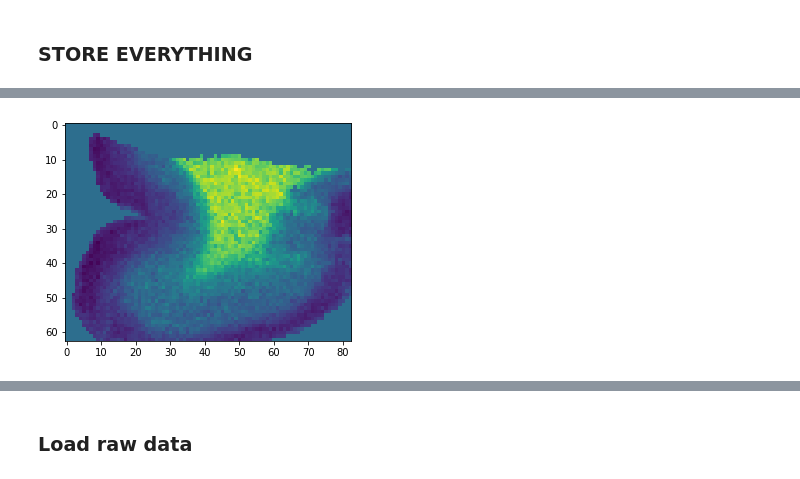
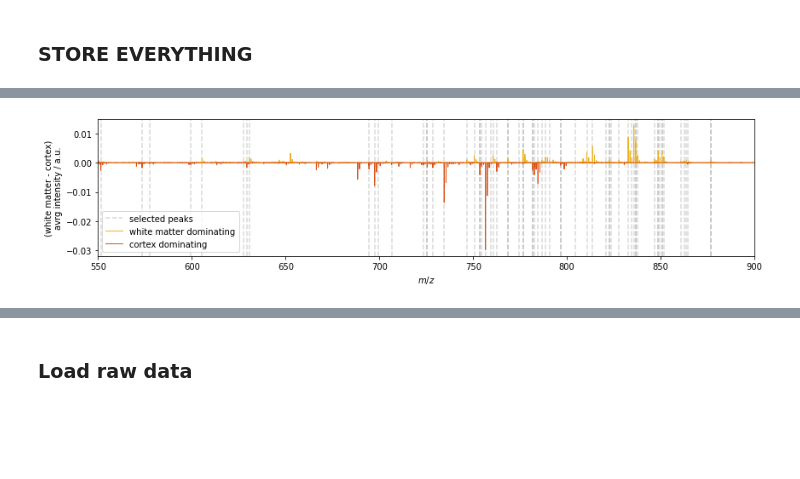
Before and after one commit to youngster/pyproIMS, a Jupyter notebook: paper_script.ipynb, the cells around one changed output, grey strips where cells are left out. Drawn from its saved outputs; the diff is of its cells as text; code cells hidden in the pictures; blank space fills up the shorter version.

Commit message:
all plotting included

```diff
--- a/paper_script.ipynb
+++ b/paper_script.ipynb
@@ -36,8 +36,8 @@ paths = paths[samples != 'None']
 samples = samples[samples != 'None']
 #samples = np.array([samples[0]])
 #paths = np.array([paths[0]])
-samples = samples[:2]
-paths = paths[:2]
+samples = samples[:1]
+paths = paths[:1]
 #REMOVE UNTIL HERE
 print(samples)
 # %% [output]
@@ -240,8 +237,11 @@ MALDI_results['mean_spectrum'] = []
 MALDI_results['mean_white_matter_spectrum'] = []
 MALDI_results['mean_cortex_spectrum'] = []
 MALDI_results['masked_mzmaps'] = []
+MALDI_results['standardized_masked_mzmaps'] = []
 MALDI_results['mean_img'] = []
 MALDI_results['pca'] = []
+MALDI_results['bins'] = []
+MALDI_results['bincenters'] = []
 for sample_index in range(len(samples)):
     ### LOAD DATA ###
     if not os.path.isfile(paths[sample_index]):
@@ -253,21 +253,23 @@ for sample_index in range(len(samples)):
     M_raw.normalize(algorithm = MALDI_parameters['normalize'])
     ### CALCULATE BINNED DATA ###
     M_binned = binnedMALDI(M.filename, M.resolution, M.range_, M.n_processes, data_spectrum = M_raw.data_spectrum)
+    MALDI_results['bins'].append(M_binned.bins)
+    MALDI_results['bincenters'].append(M_binned.bincenters)
     ### CALCULATE MEAN SPECTRA for full measurement and tissue regions ###
     MALDI_results['mean_spectrum'].append(np.mean(M_binned.data_histo, axis = 0))
     MALDI_results['mean_cortex_spectrum'].append(np.mean(M_binned.data_histo[MALDI_results['cluster_maps'][sample_index][M.map2D[:,0], M.map2D[:,1]] == 1], axis = 0))
-    MALDI_results['mean_white_matter_spectrum'].append(np.mean(M_binned.data_histo[MALDI_results['cluster_maps'][sample_index][M.map2D[:,0], M.map2D[:,1]] == 1], axis = 0))
+    MALDI_results['mean_white_matter_spectrum'].append(np.mean(M_binned.data_histo[MALDI_results['cluster_maps'][sample_index][M.map2D[:,0], M.map2D[:,1]] == 2], axis = 0))
 
     ### MASK BACKGROUND ###
     MALDI_results['masked_mzmaps'].append(np.copy(MALDI_results['mzmaps'][sample_index]))
     MALDI_results['masked_mzmaps'][sample_index][MALDI_results['cluster_maps'][sample_index] == 0, :] = None
     MALDI_results['masked_mzmaps'][sample_index] = MALDI_results['masked_mzmaps'][sample_index].reshape(MALDI_results['shape'][sample_index][0]*MALDI_results['shape'][sample_index][1], n_peaks)
-    ### STANDARDIZE PEAKMAPS ###
-    MALDI_results['masked_mzmaps'][sample_index] = (MALDI_results['masked_mzmaps'][sample_index] - np.nanmean(MALDI_results['masked_mzmaps'][sample_index], axis = 0)) / np.nanstd(MALDI_results['masked_mzmaps'][sample_index], axis = 0)
     ### MEAN IMAGE OF PEAKMAPS ###
     MALDI_results['mean_img'].append(np.sum(MALDI_results['masked_mzmaps'][sample_index], axis = 1))
+    ### STANDARDIZE PEAKMAPS ###
+    MALDI_results['standardized_masked_mzmaps'].append((MALDI_results['masked_mzmaps'][sample_index] - np.nanmean(MALDI_results['masked_mzmaps'][sample_index], axis = 0)) / np.nanstd(MALDI_results['masked_mzmaps'][sample_index], axis = 0))
 
     ### CALCULATE PCA ###
-    MALDI_results['pca'].append(PCA(n_components = n_peaks).fit(MALDI_results['masked_mzmaps'][sample_index][MALDI_results['cluster_maps'][sample_index].reshape(MALDI_results['shape'][sample_index][0]*MALDI_results['shape'][sample_index][1]) != 0, :]))
+    MALDI_results['pca'].append(PCA(n_components = n_peaks).fit(MALDI_results['standardized_masked_mzmaps'][sample_index][MALDI_results['cluster_maps'][sample_index].reshape(MALDI_results['shape'][sample_index][0]*MALDI_results['shape'][sample_index][1]) != 0, :]))
 # %% [markdown]
 ### STORE EVERYTHING
@@ -276,12 +288,75 @@ for sample_index in range(len(samples)):
 # %%
+white_matter_color = '#EDB120'
+cortex_color = '#D95319'
+from matplotlib.colors import ListedColormap
+
+cmap = ListedColormap(['#0072BD', '#D95319', '#EDB120'])
+
+center_of_mass_limits = (680, 790)
+
+print(MALDI_results['mean_white_matter_spectrum'])
+print(np.mean(MALDI_results['mean_white_matter_spectrum'], axis = 0))
+print(np.mean(MALDI_results['mean_cortex_spectrum'], axis = 0))
+### PLOT REGION DIFFERENCE IN MASS DISTRIBUTION ###
+plt.figure(figsize = (12,3))
+diffs = np.mean(MALDI_results['mean_white_matter_spectrum'], axis = 0)-np.mean(MALDI_results['mean_cortex_spectrum'], axis = 0)
+print(diffs)
+for peak in MALDI_results['selected_mzs'][:-1]:
+    plt.axvline(peak, linestyle = '--', color = 'grey', alpha = .3)
+plt.axvline(MALDI_results['selected_mzs'][-1], linestyle = '--', color = 'grey', label = 'selected peaks', alpha = .3)
+plt.plot(MALDI_results['bincenters'][0][diffs>0], diffs[diffs>0], linewidth = 1., color = white_matter_color, label = 'white matter dominating')
+plt.plot(MALDI_results['bincenters'][0][diffs<0], diffs[diffs<0], linewidth = 1., color = cortex_color, label = 'cortex dominating')
+plt.xlabel('$m/z$')
+plt.ylabel('(white matter - cortex)\navrg intensity / a.u.')
+plt.xlim((550, 900))
+plt.legend(loc = 'best')
+plt.tight_layout()
+plt.savefig(results_folder + 'white-greyspec' + '_.png', transparent = True)
+plt.show()
+
 for sample_index in range(len(samples)):
+    M = MALDI(paths[sample_index], resolution = MALDI_parameters['resolution'], n_processes = MALDI_parameters['n_processes'], range_ = MALDI_parameters['global_range'])
 
+    ### PLOT MEAN SPECTRUM ###
+    plt.figure(figsize = (12,3))
+    for peak in MALDI_results['selected_mzs'][:-1]:
+        plt.axvline(peak, linestyle = '--', color = 'r', alpha = .5)
+    plt.axvline(MALDI_results['selected_mzs'][-1], linestyle = '--', color = 'r', label = 'selected peaks', alpha = .5)
+    plt.plot(MALDI_results['bincenters'][sample_index], MALDI_results['mean_spectrum'][sample_index], linewidth = 1., color = 'k', label = 'average spectrum')
+    plt.xlabel('$m/z$')
+    plt.ylabel('intensity/a.u.')
+    plt.legend(loc = 'best')
+    plt.tight_layout()
+    plt.savefig(results_folder + samples[sample_index] + '_meanspec.png', transparent = True)
+    plt.show()
 
+    ### PLOT TOTAL ION CURRENT MAP ###
+    plt.imsave(results_folder + samples[sample_index] + '_TIC.png', np.log(M.get_2D(MALDI_results['TIC'][sample_index]/np.mean(MALDI_results['TIC'][sample_index]))), vmin =np.log(1/5), vmax =np.log(1*5), cmap = 'coolwarm')
 
+    ### PLOT CENTER OF MASS MAP ###
+    min_ = np.nanmin(MALDI_results['center_of_mass'][sample_index])
+    com_image = M.get_2D(MALDI_results['center_of_mass'][sample_index])
+    com_image[MALDI_results['cluster_maps'][sample_index] == 0] = min_
+    plt.imsave(results_folder + samples[sample_index] + '_center_of_mass.png', com_image, vmin = center_of_mass_limits[0], vmax = center_of_mass_limits[1])
 
-    #PRINT PCA
+    ### STORE SELECTED PEAK MAPS ###
+    for peak in range(5):#len(MALDI_results['selected_mzs'])):
+        img = MALDI_results['masked_mzmaps'][sample_index][:,peak].reshape(MALDI_results['shape'][sample_index][0], MALDI_results['shape'][sample_index][1])
+        img_standardized = MALDI_results['standardized_masked_mzmaps'][sample_index][:,peak].reshape(MALDI_results['shape'][sample_index][0], MALDI_results['shape'][sample_index][1])
+        #img[np.isnan(img)] = np.nanmin(img)
+        #img_standardized[np.isnan(img_standardized)] = np.nanmin(img_standardized)
+        plt.imsave(results_folder + 'peakmaps/' + samples[sample_index] + '_mz' + str(peak+1).zfill(2) + '_view.png', img)
+        plt.imsave(results_folder + 'peakmaps/' + samples[sample_index] + '_mz' + str(peak+1).zfill(2) + '_view_standardized.png', img_standardized)
+        np.savetxt(results_folder + 'peakmaps/' + samples[sample_index] + '_mz' + str(peak+1).zfill(2) + '_map.csv', img, delimiter = ',')
+        np.savetxt(results_folder + 'peakmaps/' + samples[sample_index] + '_mz' + str(peak+1).zfill(2) + '_map_standardized.csv', img_standardized, delimiter = ',')
+
+    ### PLOT MASK MAP ###
+    plt.imsave(results_folder + samples[sample_index] + '_mask.png', MALDI_results['cluster_maps'][sample_index], cmap = cmap)
+    np.savetxt(results_folder + samples[sample_index] + '_mask.csv', MALDI_results['cluster_maps'][sample_index], delimiter = ',')
+
+    ### PLOT 1st AND 2nd PCA COMPONENTS ###
     results = np.zeros((MALDI_results['shape'][sample_index][0]*MALDI_results['shape'][sample_index][1], n_peaks))
-    results[MALDI_results['cluster_maps'][sample_index].reshape(MALDI_results['shape'][sample_index][0]*MALDI_results['shape'][sample_index][1]) != 0,:] = MALDI_results['pca'][sample_index].transform(MALDI_results['masked_mzmaps'][sample_index][MALDI_results['cluster_maps'][sample_index].reshape(MALDI_results['shape'][sample_index][0]*MALDI_results['shape'][sample_index][1]) != 0])
+    results[MALDI_results['cluster_maps'][sample_index].reshape(MALDI_results['shape'][sample_index][0]*MALDI_results['shape'][sample_index][1]) != 0,:] = MALDI_results['pca'][sample_index].transform(MALDI_results['standardized_masked_mzmaps'][sample_index][MALDI_results['cluster_maps'][sample_index].reshape(MALDI_results['shape'][sample_index][0]*MALDI_results['shape'][sample_index][1]) != 0])
 
     if np.corrcoef(results[MALDI_results['cluster_maps'][sample_index].reshape(MALDI_results['shape'][sample_index][0]*MALDI_results['shape'][sample_index][1]) != 0,0], MALDI_results['mean_img'][sample_index][MALDI_results['cluster_maps'][sample_index].reshape(MALDI_results['shape'][sample_index][0]*MALDI_results['shape'][sample_index][1]) != 0,])[0,1] < 0:
         components0 = -1*MALDI_results['pca'][sample_index].components_[0,:]
@@ -295,8 +370,13 @@ for sample_index in range(len(samples)):
     else:
         components1 = MALDI_results['pca'][sample_index].components_[1,:]
         pcamap1 = results[:,1].reshape((MALDI_results['shape'][sample_index][0], MALDI_results['shape'][sample_index][1]))
-    plt.imshow(pcamap0)
-    plt.show()
-    plt.imshow(pcamap1)
-    plt.show()
+    ev = MALDI_results['pca'][sample_index].explained_variance_
+
+    plt.imsave(results_folder + 'pca/' + samples[sample_index] + '_map1.png', pcamap0)
+    plt.imsave(results_folder + 'pca/' + samples[sample_index] + '_map2.png', pcamap1)
+    np.savetxt(results_folder + 'pca/' + samples[sample_index] + '_map1.csv', pcamap0, delimiter = ',')
+    np.savetxt(results_folder + 'pca/' + samples[sample_index] + '_components1.csv', components0, delimiter = ',')
+    np.savetxt(results_folder + 'pca/' + samples[sample_index] + '_map2.csv', pcamap1, delimiter = ',')
+    np.savetxt(results_folder + 'pca/' + samples[sample_index] + '_components2.csv', components1, delimiter = ',')
+    np.savetxt(results_folder + 'pca/' + samples[sample_index] + '_ev.csv', ev, delimiter = ',')
 # %% [output]
@@ -303 +391 @@ for sample_index in range(len(samples)):
-[figure, old version]
+[figure, new version]
```
Also changed, not shown: parts of 6 cells of this notebook.
